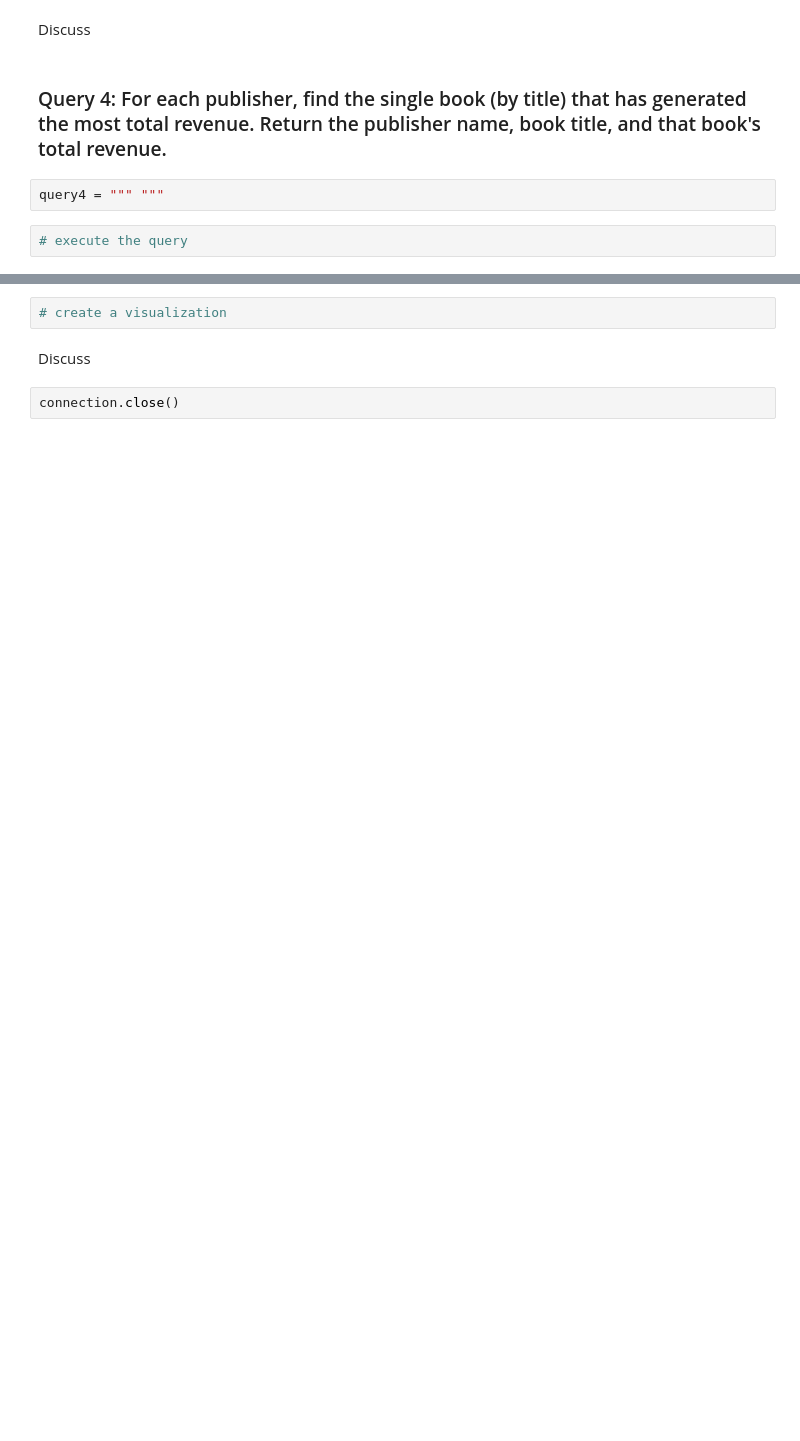
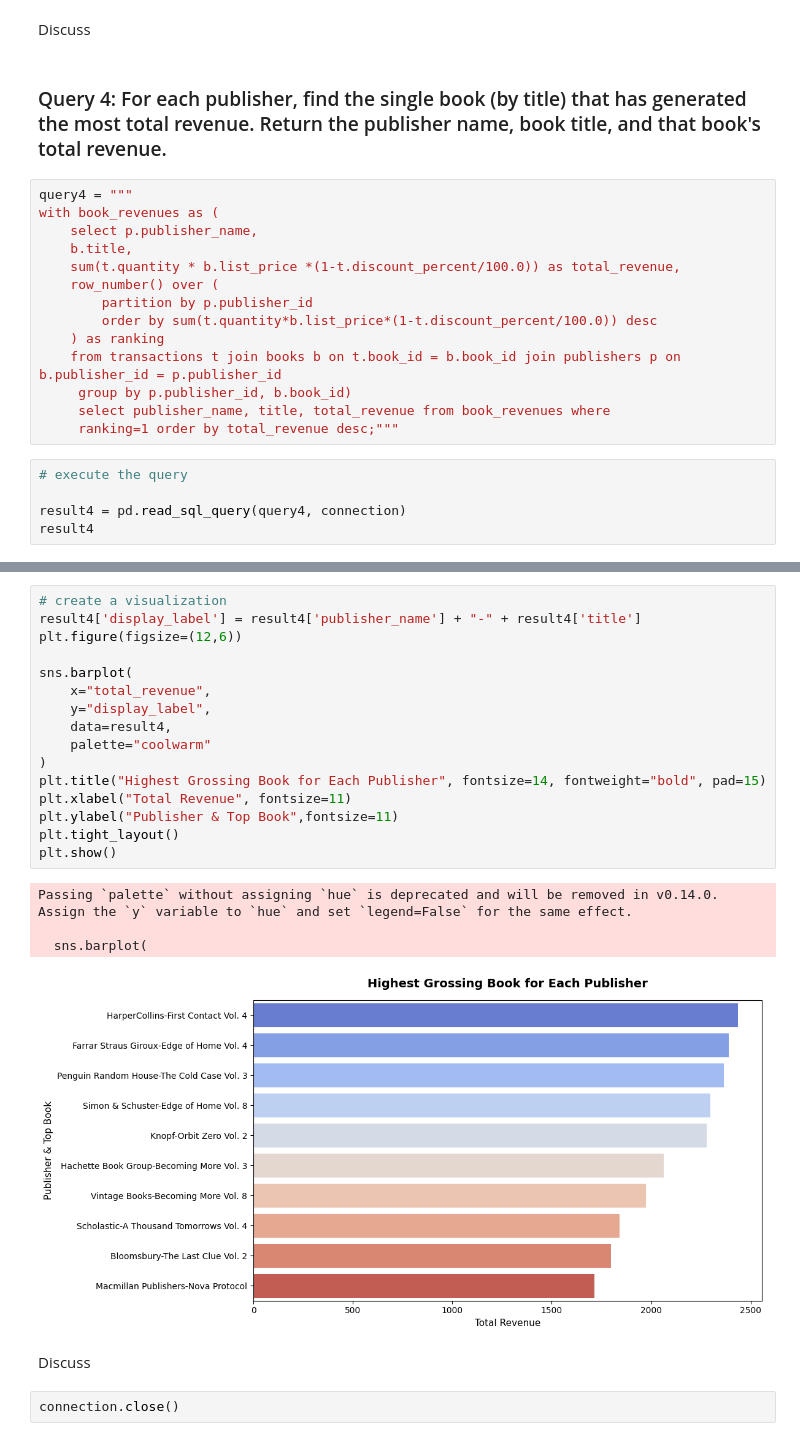
Before and after one commit to SwathiM5/DA_M3_BookstoreDemo, a Jupyter notebook: Notebooks/bookstore_analysis.ipynb, the cells around one changed output, grey strips where cells are left out. Cells and saved outputs as stored; diff of their text form; blank space fills up the shorter version.

```diff
--- a/Notebooks/bookstore_analysis.ipynb
+++ b/Notebooks/bookstore_analysis.ipynb
@@ -96,6 +190,21 @@ Discuss
 # %% [markdown]
 ### Query 4: For each publisher, find the single book (by title) that has generated the most total revenue. Return the publisher name, book title, and that book's total revenue.
 # %%
-query4 = """ """
+query4 = """
+with book_revenues as (
+    select p.publisher_name,
+    b.title,
+    sum(t.quantity * b.list_price *(1-t.discount_percent/100.0)) as total_revenue,
+    row_number() over (
+        partition by p.publisher_id
+        order by sum(t.quantity*b.list_price*(1-t.discount_percent/100.0)) desc
+    ) as ranking
+    from transactions t join books b on t.book_id = b.book_id join publishers p on b.publisher_id = p.publisher_id
+     group by p.publisher_id, b.book_id)
+     select publisher_name, title, total_revenue from book_revenues where
+     ranking=1 order by total_revenue desc;"""
 # %%
 # execute the query
+
+result4 = pd.read_sql_query(query4, connection)
+result4
@@ -102,5 +223,24 @@ query4 = """ """
 # %%
 # create a visualization
+result4['display_label'] = result4['publisher_name'] + "-" + result4['title']
+plt.figure(figsize=(12,6))
+
+sns.barplot(
+    x="total_revenue",
+    y="display_label",
+    data=result4,
+    palette="coolwarm"
+)
+plt.title("Highest Grossing Book for Each Publisher", fontsize=14, fontweight="bold", pad=15)
+plt.xlabel("Total Revenue", fontsize=11)
+plt.ylabel("Publisher & Top Book",fontsize=11)
+plt.tight_layout()
+plt.show()
+# %% [output]
+Passing `palette` without assigning `hue` is deprecated and will be removed in v0.14.0. Assign the `y` variable to `hue` and set `legend=False` for the same effect.
+
+  sns.barplot(
+[figure, added]
 # %% [markdown]
 Discuss
 # %%
```
Also changed, not shown: parts of 10 cells of this notebook, 2 other files.
